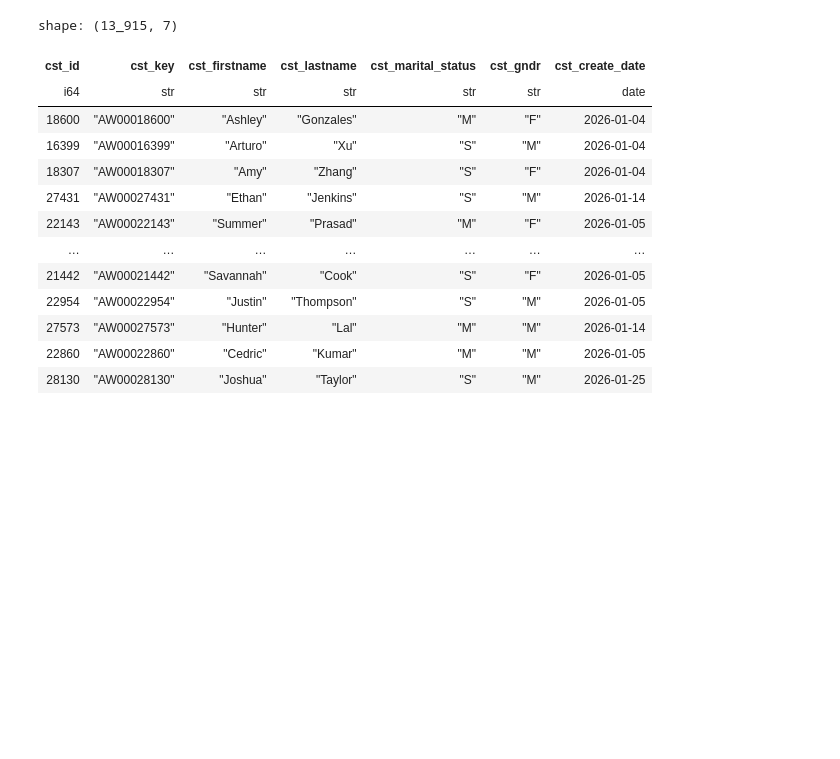
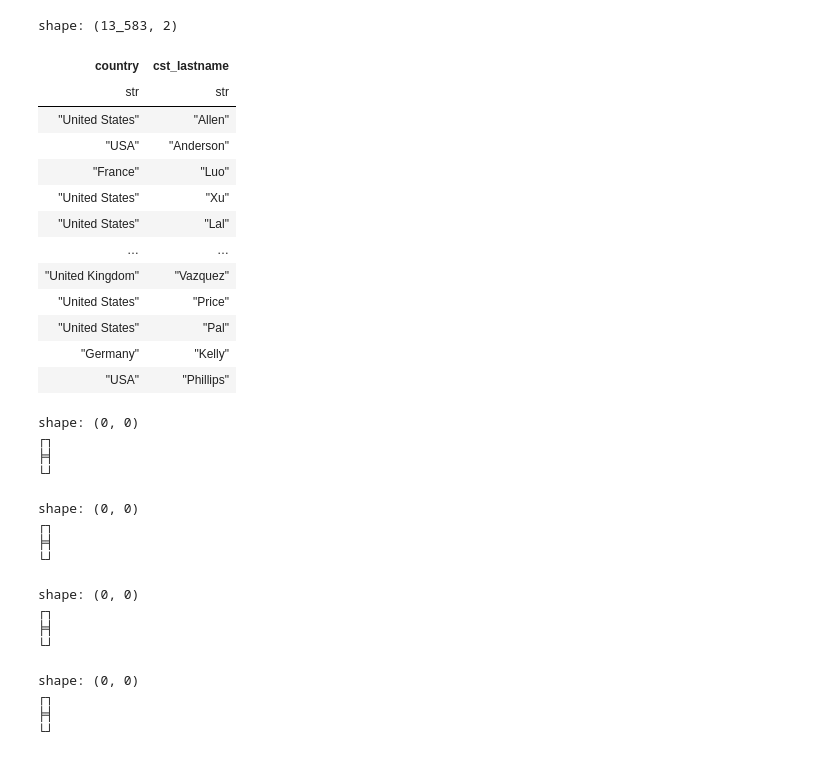
Before and after one commit to iragca/final-exam-cloud-comp, a Jupyter notebook: notebooks/2.0-warehouse-eda.ipynb, the cells around one changed output. Cells and saved outputs as stored; diff of their text form; code cells hidden in the pictures; blank space fills up the shorter version.

```diff
--- a/notebooks/2.0-warehouse-eda.ipynb
+++ b/notebooks/2.0-warehouse-eda.ipynb
@@ -18,19 +16,57 @@ tables
+# %%
+WAREHOUSE.sql(
+    """
+    SELECT
+        country,
+        cst_lastname
+    FROM
+        loc_a101
+    JOIN
+        cust_info
+    ON
+        loc_a101.cid = cust_info.cst_key
+    """
+)
+# %% [output]
+shape: (13_583, 2)
+| country | cst_lastname |
+| str | str |
+| "United States" | "Allen" |
+| "USA" | "Anderson" |
+| "France" | "Luo" |
+| "United States" | "Xu" |
+| "United States" | "Lal" |
+| … | … |
+| "United Kingdom" | "Vazquez" |
+| "United States" | "Price" |
+| "United States" | "Pal" |
+| "Germany" | "Kelly" |
+| "USA" | "Phillips" |
+# %%
+WAREHOUSE.get_table("loc_a101")
+# %% [output]
+shape: (0, 0)
+┌┐
+╞╡
+└┘
 # %%
-cust_info = WAREHOUSE.get_table("cust_info")
+WAREHOUSE.get_table("cust_info")
+# %% [output]
+shape: (0, 0)
+┌┐
+╞╡
+└┘
-# %%
-cust_info
-# %% [output]
-shape: (13_915, 7)
-| cst_id | cst_key | cst_firstname | cst_lastname | cst_marital_status | cst_gndr | cst_create_date |
-| i64 | str | str | str | str | str | date |
-| 18600 | "AW00018600" | "Ashley" | "Gonzales" | "M" | "F" | 2026-01-04 |
-| 16399 | "AW00016399" | "Arturo" | "Xu" | "S" | "M" | 2026-01-04 |
-| 18307 | "AW00018307" | "Amy" | "Zhang" | "S" | "F" | 2026-01-04 |
-| 27431 | "AW00027431" | "Ethan" | "Jenkins" | "S" | "M" | 2026-01-14 |
-| 22143 | "AW00022143" | "Summer" | "Prasad" | "M" | "F" | 2026-01-05 |
-| … | … | … | … | … | … | … |
-| 21442 | "AW00021442" | "Savannah" | "Cook" | "S" | "F" | 2026-01-05 |
-| 22954 | "AW00022954" | "Justin" | "Thompson" | "S" | "M" | 2026-01-05 |
-| 27573 | "AW00027573" | "Hunter" | "Lal" | "M" | "M" | 2026-01-14 |
-| 22860 | "AW00022860" | "Cedric" | "Kumar" | "M" | "M" | 2026-01-05 |
-| 28130 | "AW00028130" | "Joshua" | "Taylor" | "S" | "M" | 2026-01-25 |
+# %%
+WAREHOUSE.get_table("px_cat_g1v2")
+# %% [output]
+shape: (0, 0)
+┌┐
+╞╡
+└┘
+# %%
+WAREHOUSE.get_table("prd_info")
+# %% [output]
+shape: (0, 0)
+┌┐
+╞╡
+└┘
```
Also changed, not shown: parts of 3 cells of this notebook, 1 other file.
